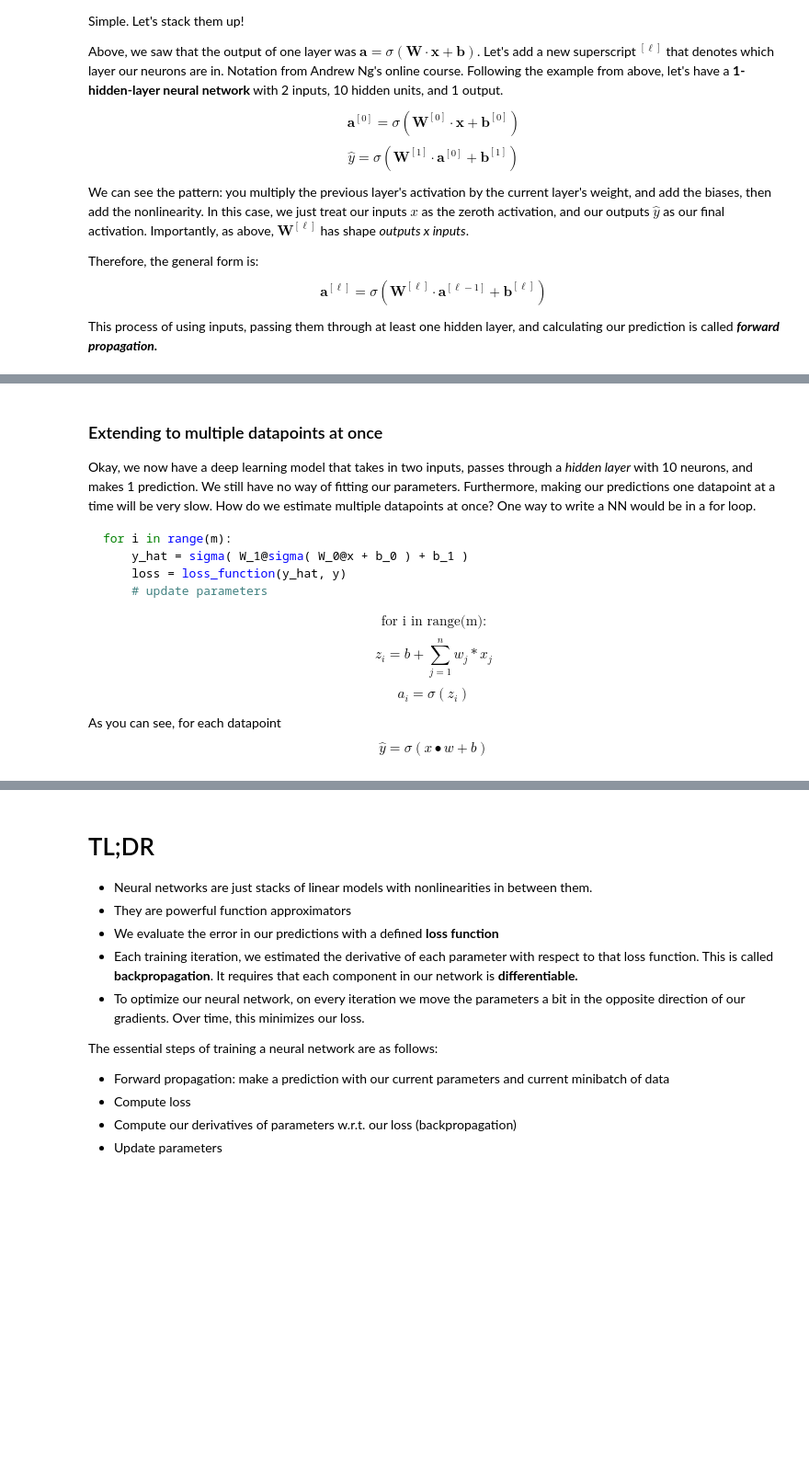
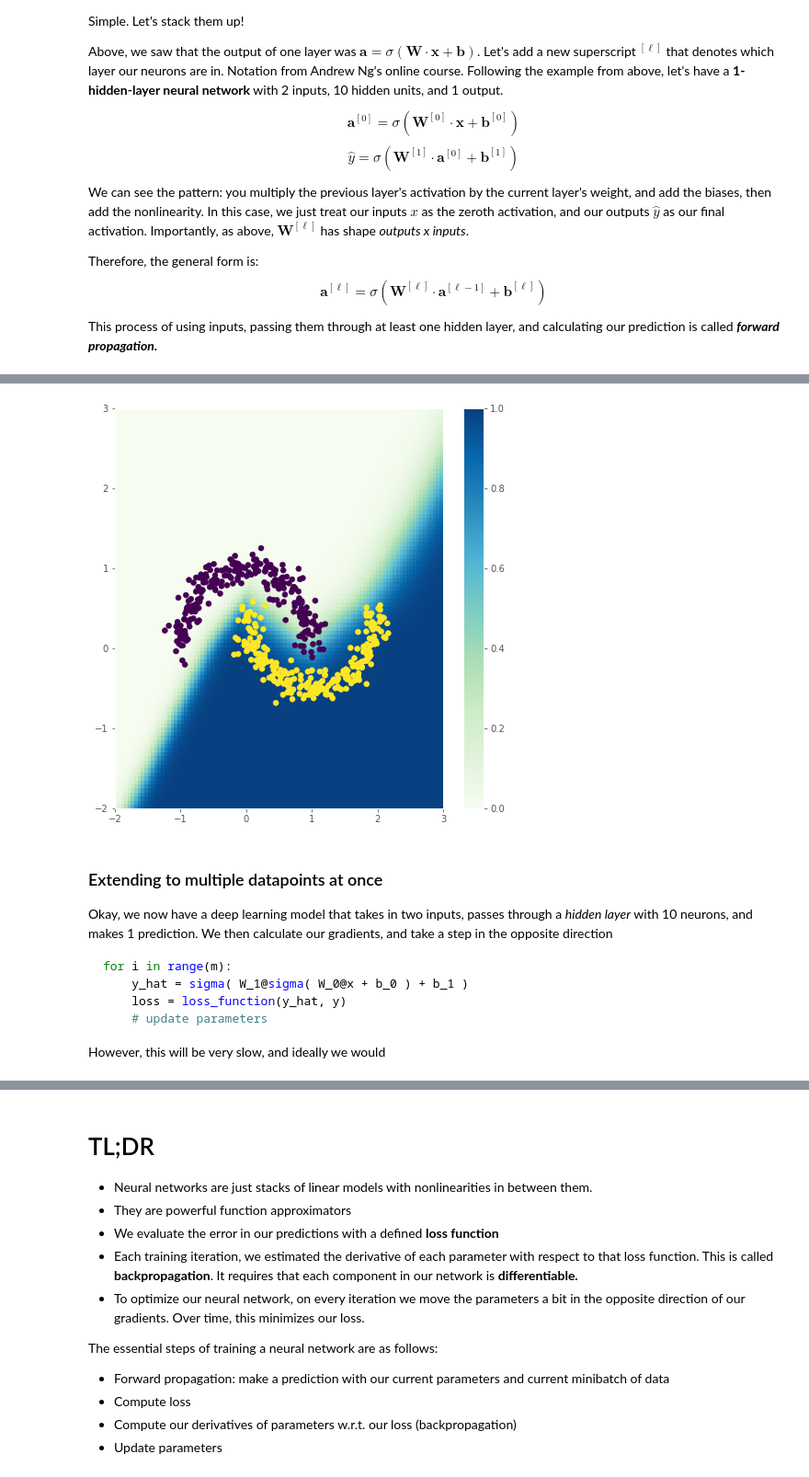
Before and after one commit to jbohnslav/neural_networks_intro, a Jupyter notebook: nn_intro.ipynb, the cells around one changed output, grey strips where cells are left out. Shown: that part at 92% size. Saved outputs shown, nothing was run; the diff lists cells and outputs as text; code cells hidden in the pictures; blank space fills up the shorter version.

````diff
--- a/nn_intro.ipynb
+++ b/nn_intro.ipynb
@@ -348,0 +422,9 @@ Benefits of backpropagation
+# %%
+batch_size = 256
+epochs = 100
+
+history = model.fit(X,Y,
+                    epochs=epochs,
+                    batch_size=batch_size,
+                    shuffle = True,
+                    verbose = 1)
@@ -349,8 +449,28 @@ Benefits of backpropagation
+# %%
+def visualize_predictions(X, Y, predictions, model, grid_size=25):
+    # make a grid
+    grid_lims = (np.floor(X.min()), np.ceil(X.max()))
+    grid_vals = np.linspace(grid_lims[0], grid_lims[1],grid_size)
+    xv, yv = np.meshgrid(grid_vals,grid_vals)
+    inputs = np.vstack((xv.flatten(), yv.flatten())).T
+
+    predictions = model.predict(inputs)
+    score_map = predictions.reshape(xv.shape)
+
+    fig, ax = plt.subplots(1,1, figsize=(8,8))
+    c = ax.pcolor(xv, yv, score_map, cmap='GnBu')
+    ax.scatter(X[:,0], X[:,1], c=Y)
+    fig.colorbar(c, ax=ax)
+    plt.show()
+# %%
+visualize_predictions(X,Y, predictions, model, grid_size=100)
+# %% [output]
+[figure, added]
 # %% [markdown]
 ### Extending to multiple datapoints at once
 
 
-Okay, we now have a deep learning model that takes in two inputs, passes through a *hidden layer* with 10 neurons, and makes 1 prediction. We still have no way of fitting our parameters. Furthermore, making our predictions one datapoint at a time will be very slow. How do we estimate multiple datapoints at once? One way to write a NN would be in a for loop.
+Okay, we now have a deep learning model that takes in two inputs, passes through a *hidden layer* with 10 neurons, and makes 1 prediction. We then calculate our gradients, and take a step in the opposite direction
 
 ```python
 for i in range(m):
@@ -359,9 +479,4 @@ for i in range(m):
     # update parameters
 ```
 
-$$ \text{for i in range(m):}$$
-$$ z_{i} = b + \sum_{j=1}^n w_{j}*x_{j} $$
-$$ a_{i} = \sigma(z_{i})$$
-
-As you can see, for each datapoint
-$$\hat{y} = \sigma(x \bullet w + b)$$
+However, this will be very slow, and ideally we would
````
Also changed, not shown: parts of 14 cells of this notebook, 3 other files.
